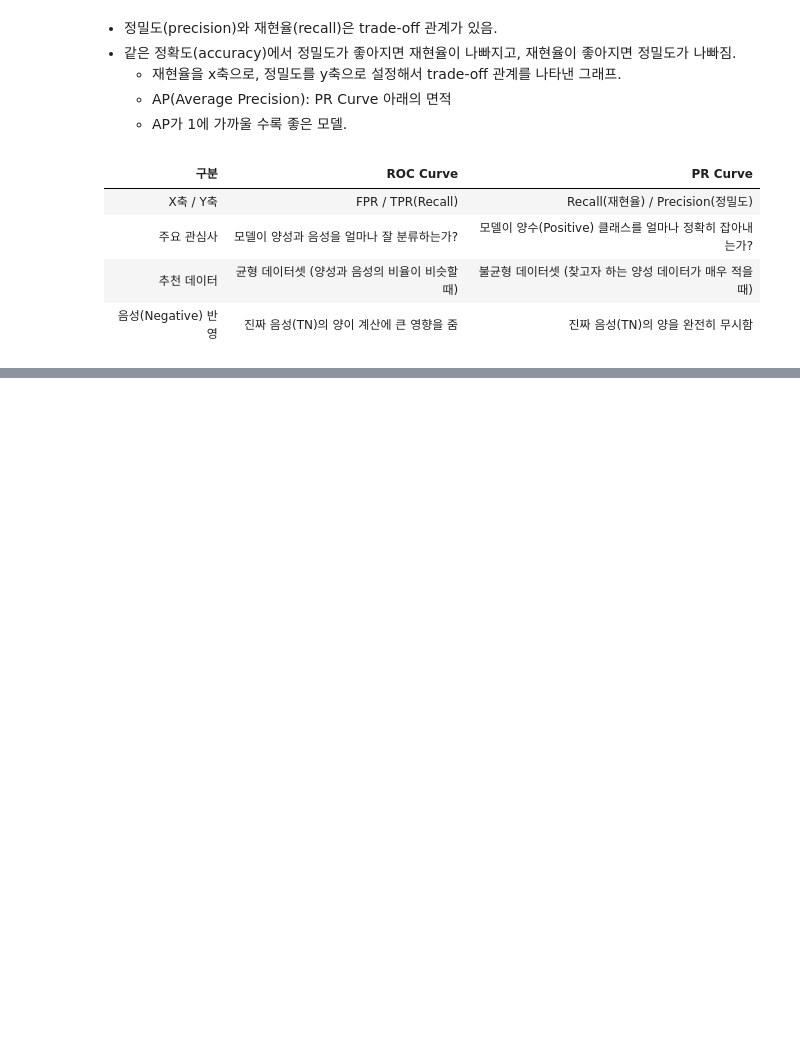
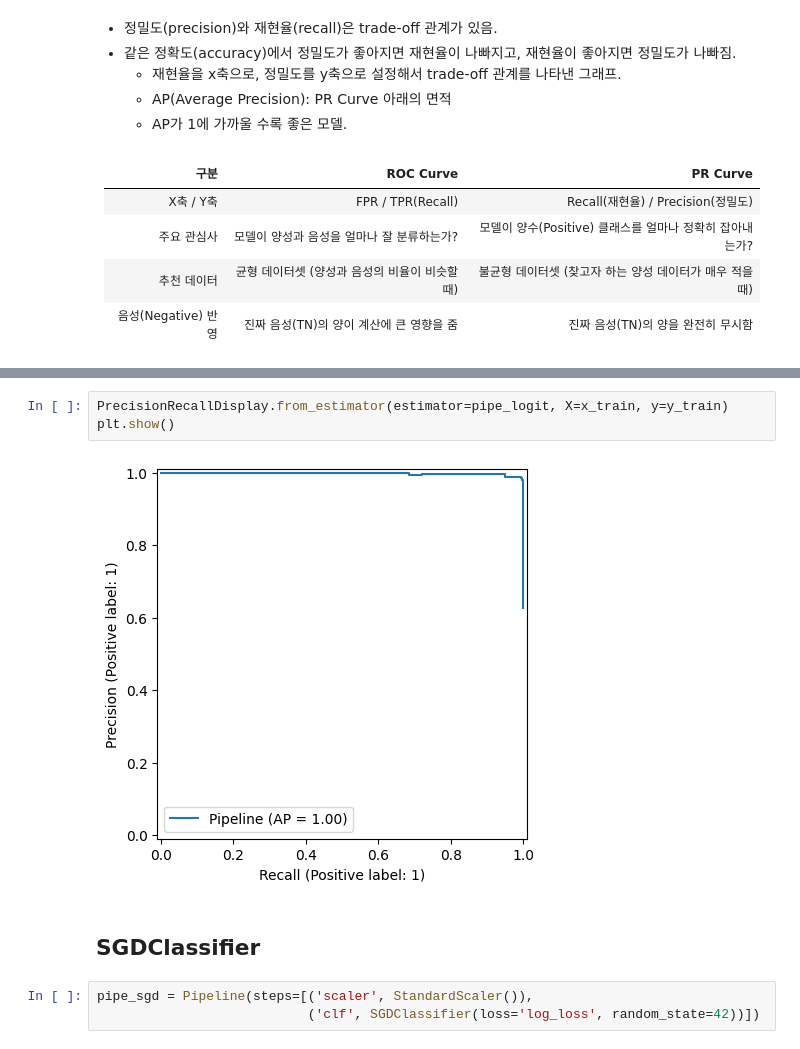
Before and after one commit to JakeOh/202605_BD57, a Jupyter notebook: lab_ml/ml09_classification.ipynb, the cells around one changed output, grey strips where cells are left out. Saved outputs shown, nothing was run; the diff lists cells and outputs as text; blank space fills up the shorter version.

```diff
--- a/lab_ml/ml09_classification.ipynb
+++ b/lab_ml/ml09_classification.ipynb
@@ -225,0 +268,10 @@ plt.show()
+# %%
+PrecisionRecallDisplay.from_estimator(estimator=pipe_logit, X=x_train, y=y_train)
+plt.show()
+# %% [output]
+[figure, added]
+# %% [markdown]
+## SGDClassifier
+# %%
+pipe_sgd = Pipeline(steps=[('scaler', StandardScaler()),
+                           ('clf', SGDClassifier(loss='log_loss', random_state=42))])
```
Also changed, not shown: parts of 21 cells of this notebook.
